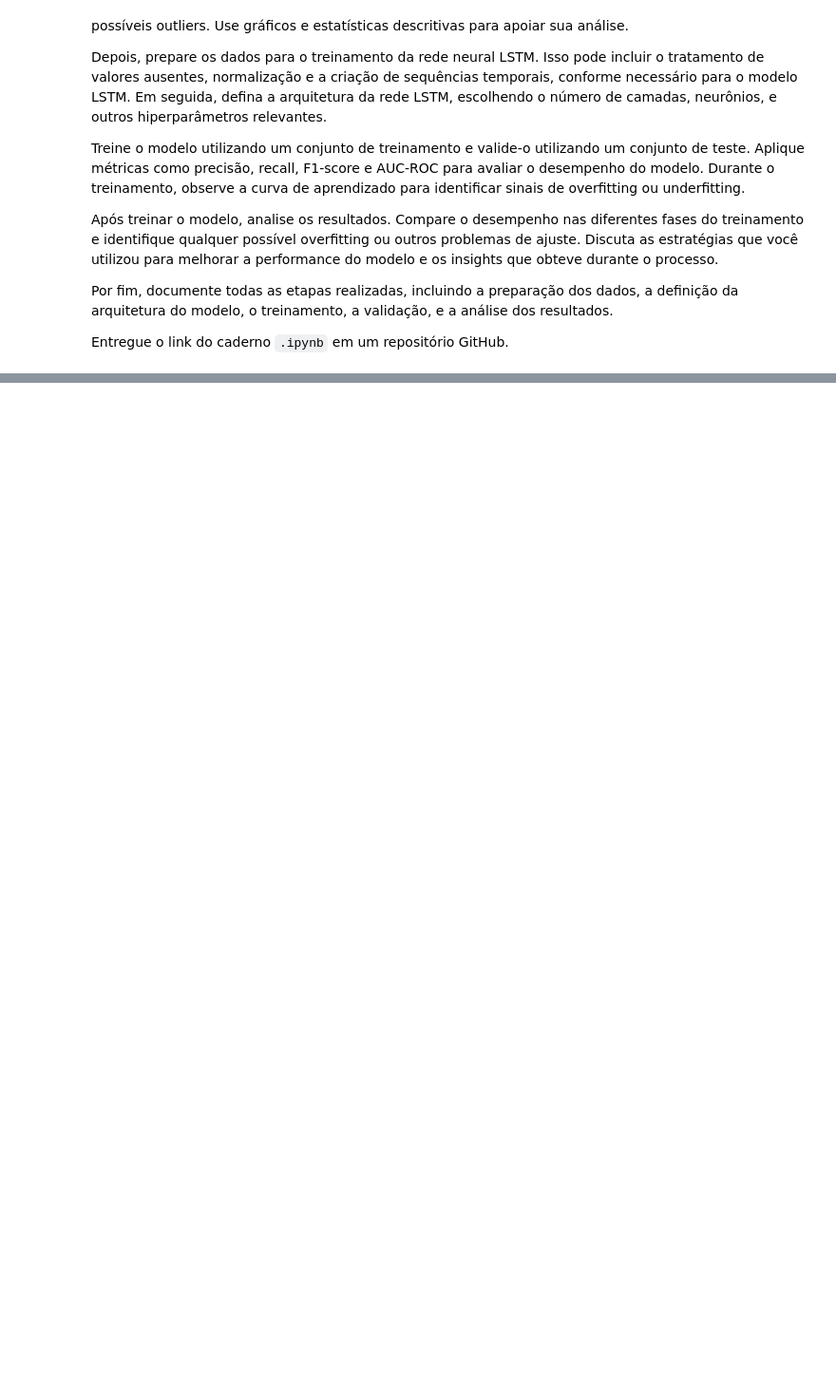
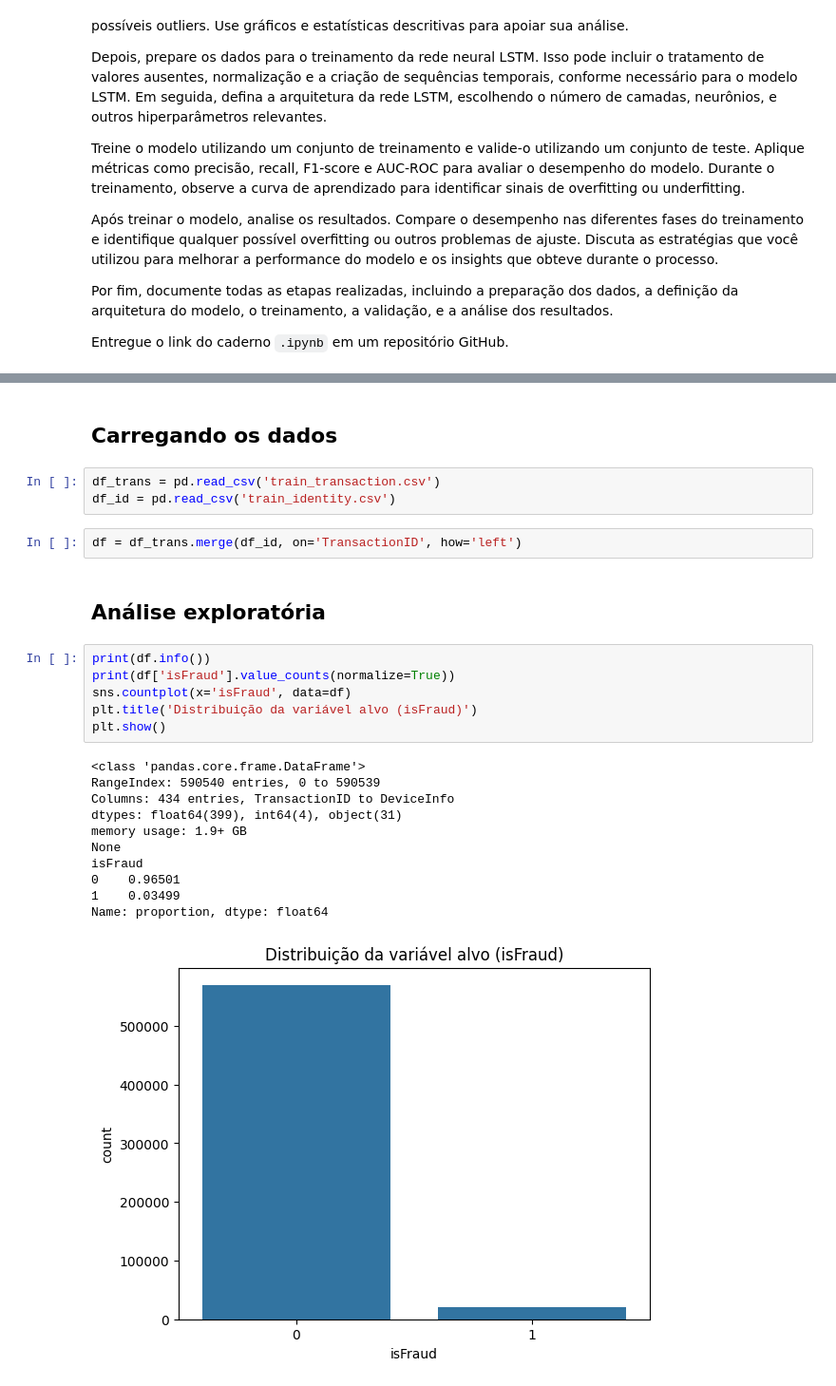
Before and after one commit to matheusmeendes/SI_Repo, a Jupyter notebook: ponderada_lstm/ponderada_lstm.ipynb, the cells around one changed output, grey strips where cells are left out. Shown at 95% size. Saved outputs shown, nothing was run; the diff lists cells and outputs as text; blank space fills up the shorter version.

```diff
--- a/ponderada_lstm/ponderada_lstm.ipynb
+++ b/ponderada_lstm/ponderada_lstm.ipynb
@@ -20,0 +51,27 @@ Entregue o link do caderno `.ipynb` em um repositório GitHub.
+# %% [markdown]
+## Carregando os dados
+# %%
+df_trans = pd.read_csv('train_transaction.csv')
+df_id = pd.read_csv('train_identity.csv')
+# %%
+df = df_trans.merge(df_id, on='TransactionID', how='left')
+# %% [markdown]
+## Análise exploratória
+# %%
+print(df.info())
+print(df['isFraud'].value_counts(normalize=True))
+sns.countplot(x='isFraud', data=df)
+plt.title('Distribuição da variável alvo (isFraud)')
+plt.show()
+# %% [output]
+<class 'pandas.core.frame.DataFrame'>
+RangeIndex: 590540 entries, 0 to 590539
+Columns: 434 entries, TransactionID to DeviceInfo
+dtypes: float64(399), int64(4), object(31)
+memory usage: 1.9+ GB
+None
+isFraud
+0    0.96501
+1    0.03499
+Name: proportion, dtype: float64
+[figure, added]
```
Also changed, not shown: parts of 27 cells of this notebook.
